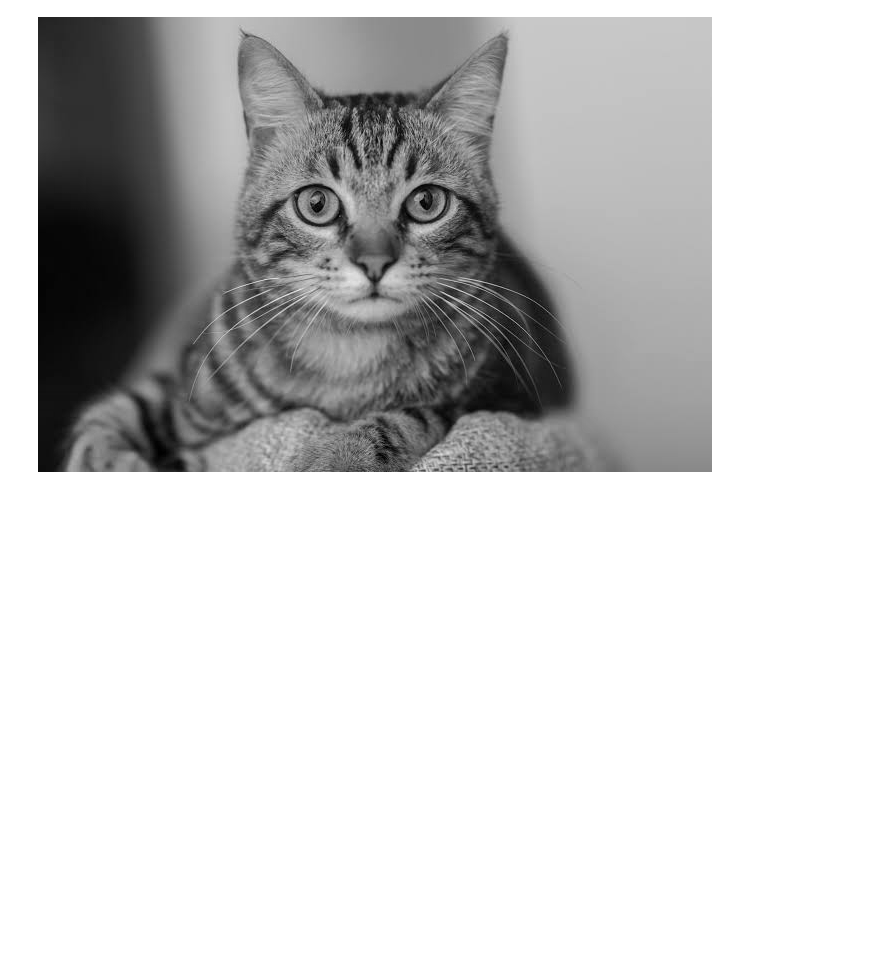
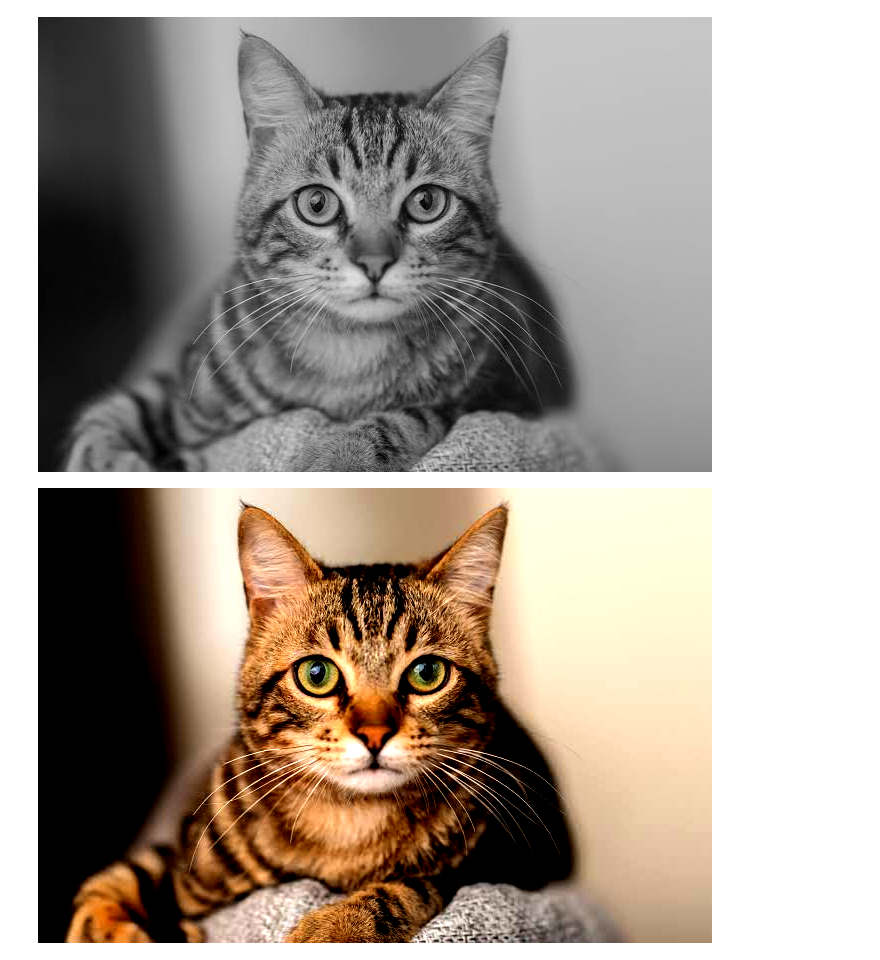
Before and after one commit to dawoodafzal62138/My-ML-Journey, a Jupyter notebook: Phase 2/Projects/Image Processor Without Libraries/Image Processor Without Libraries.ipynb, the cells around one changed output. Drawn from its saved outputs; the diff is of its cells as text; code cells hidden in the pictures; blank space fills up the shorter version.

```diff
--- a/Phase 2/Projects/Image Processor Without Libraries/Image Processor Without Libraries.ipynb
+++ b/Phase 2/Projects/Image Processor Without Libraries/Image Processor Without Libraries.ipynb
@@ -47,3 +47,13 @@ def grayscale():
 grayscale()
 # %% [output]
 [figure]
+# %%
+
+def contrast(factor):
+    x = image_array.astype(np.int16)
+    array = ( 127 + (x - 127) * factor )
+    array =  np.clip(array , 0 ,255).astype(np.uint8)
+    return Image.fromarray(array)
+contrast(2.0)
+# %% [output]
+[figure, added]
```
Also changed, not shown: parts of 1 cell of this notebook.
